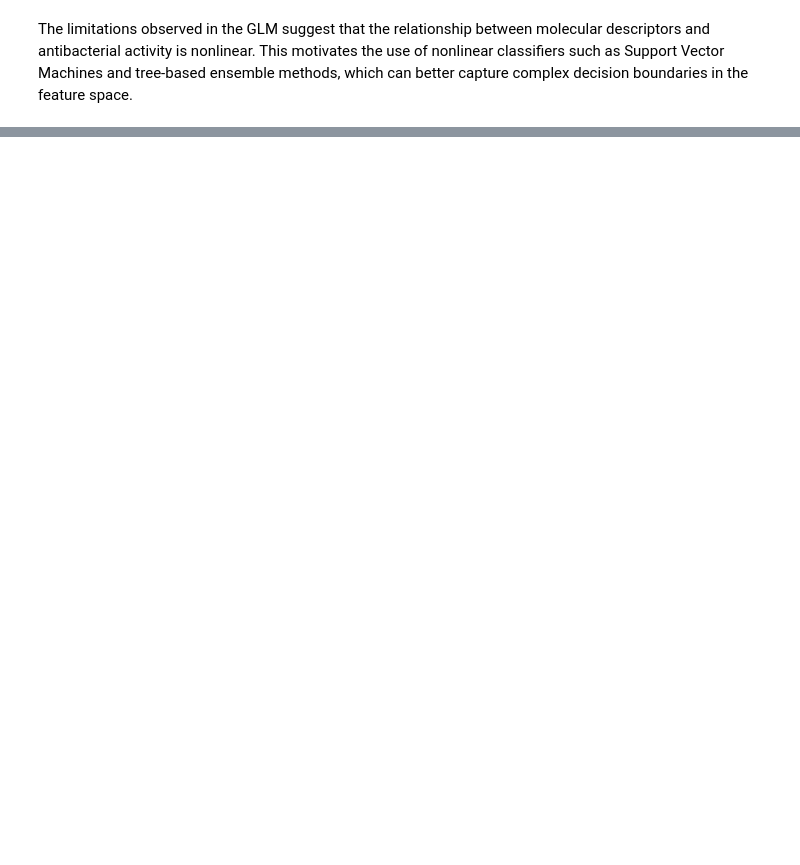
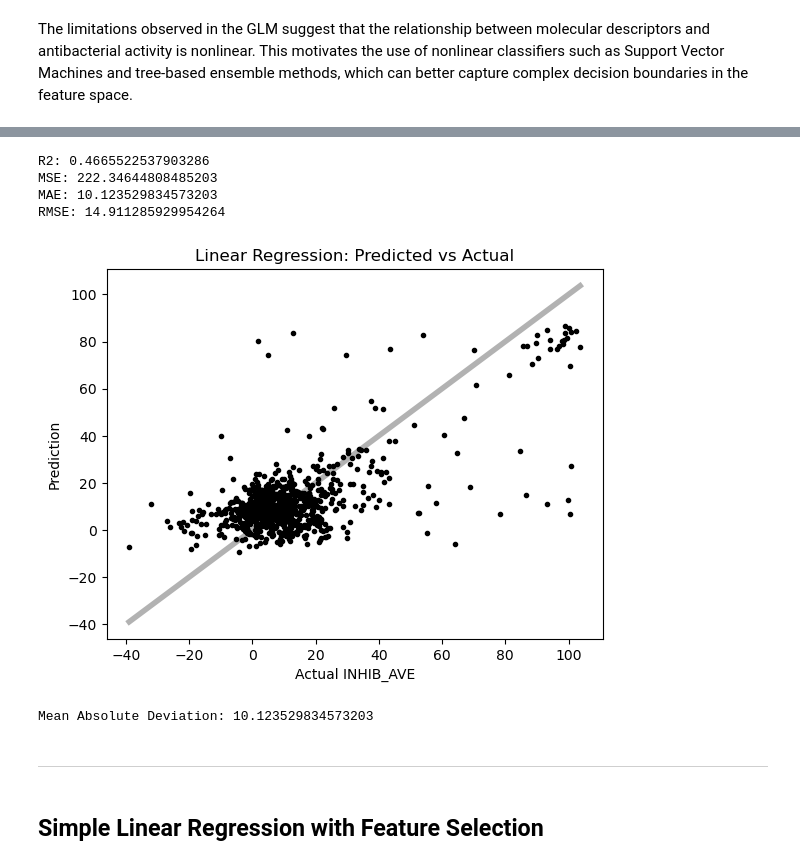
Before and after one commit to dw1229/chem277a-final-ecoli-inhibition-ml, a Jupyter notebook: ecoli_inhibition_ml.ipynb, the cells around one changed output, grey strips where cells are left out. Drawn from its saved outputs; the diff is of its cells as text; code cells hidden in the pictures; blank space fills up the shorter version.

Commit message:
update simple linear regression and linear regression with feature selection

```diff
--- a/ecoli_inhibition_ml.ipynb
+++ b/ecoli_inhibition_ml.ipynb
@@ -690,0 +812,46 @@ The limitations observed in the GLM suggest that the relationship between molecu
+# %%
+# build test dataframe
+lin_test_df = X_test_scaled.copy()
+
+# predict
+y_pred_lin = lin_model.predict(lin_test_df)
+
+r2 = r2_score(y_test, y_pred_lin)
+mse = mean_squared_error(y_test, y_pred_lin)
+mae = mean_absolute_error(y_test, y_pred_lin)
+rmse = np.sqrt(mse)
+
+print("R2:", r2)
+print("MSE:", mse)
+print("MAE:", mae)
+print("RMSE:", rmse)
+# %% [output]
+R2: 0.4665522537903286
+MSE: 222.34644808485203
+MAE: 10.123529834573203
+RMSE: 14.911285929954264
+# %%
+higher = max(y_pred_lin.max(), y_test.max())
+lower = min(y_pred_lin.min(), y_test.min())
+plt.plot([lower, higher], [lower, higher],
+         color='black', alpha=0.3, linewidth=4)
+
+# scatter plot
+plt.scatter(y_test, y_pred_lin, marker='.', color='black')
+
+plt.ylabel('Prediction')
+plt.xlabel('Actual INHIB_AVE')
+plt.title('Linear Regression: Predicted vs Actual')
+
+plt.show()
+
+# mean absolute deviation
+mean_dev = np.mean(np.abs(y_test - y_pred_lin))
+print("Mean Absolute Deviation:", mean_dev)
+# %% [output]
+[figure, added]
+Mean Absolute Deviation: 10.123529834573203
+# %% [markdown]
+------------------
+# %% [markdown]
+## Simple Linear Regression with Feature Selection
```
Also changed, not shown: parts of 12 cells of this notebook.
